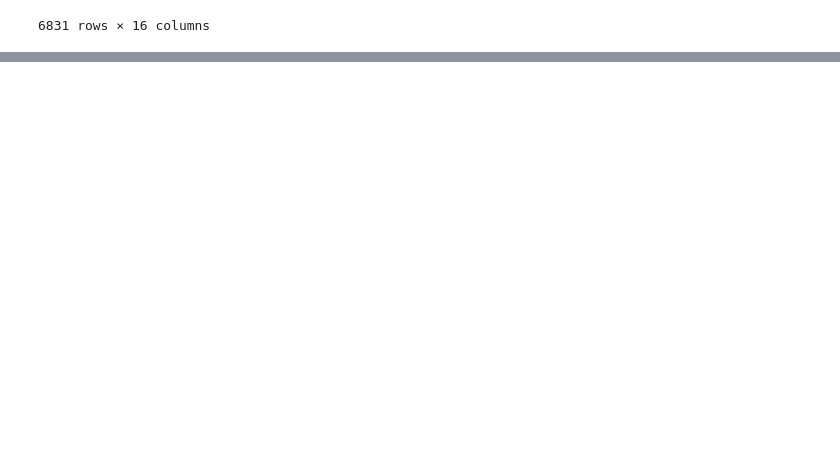
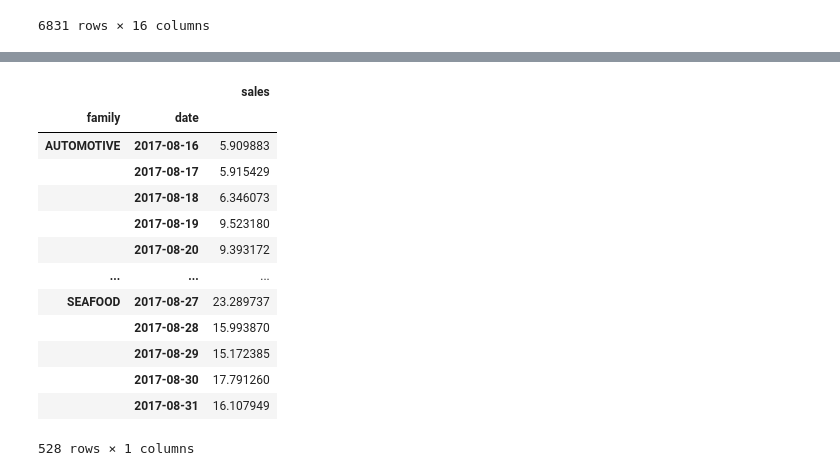
Before and after one commit to matsumoto257/store-sales-forecast, a Jupyter notebook: store-sales_1.ipynb, the cells around one changed output, grey strips where cells are left out. Saved outputs shown, nothing was run; the diff lists cells and outputs as text; code cells hidden in the pictures; blank space fills up the shorter version.

```diff
--- a/store-sales_1.ipynb
+++ b/store-sales_1.ipynb
@@ -1421,0 +1534,22 @@ y
+# %%
+a=df_fore.set_index(['store_nbr','family','date'])
+# %%
+b=a.groupby(['family','date']).mean().loc[:,'sales']
+# %%
+b=pd.DataFrame(b, columns=['sales'])
+b
+# %% [output]
+|  |  | sales |
+| family | date |  |
+| AUTOMOTIVE | 2017-08-16 | 5.909883 |
+|  | 2017-08-17 | 5.915429 |
+|  | 2017-08-18 | 6.346073 |
+|  | 2017-08-19 | 9.523180 |
+|  | 2017-08-20 | 9.393172 |
+| ... | ... | ... |
+| SEAFOOD | 2017-08-27 | 23.289737 |
+|  | 2017-08-28 | 15.993870 |
+|  | 2017-08-29 | 15.172385 |
+|  | 2017-08-30 | 17.791260 |
+|  | 2017-08-31 | 16.107949 |
+528 rows × 1 columns
```
Also changed, not shown: parts of 11 cells of this notebook.
